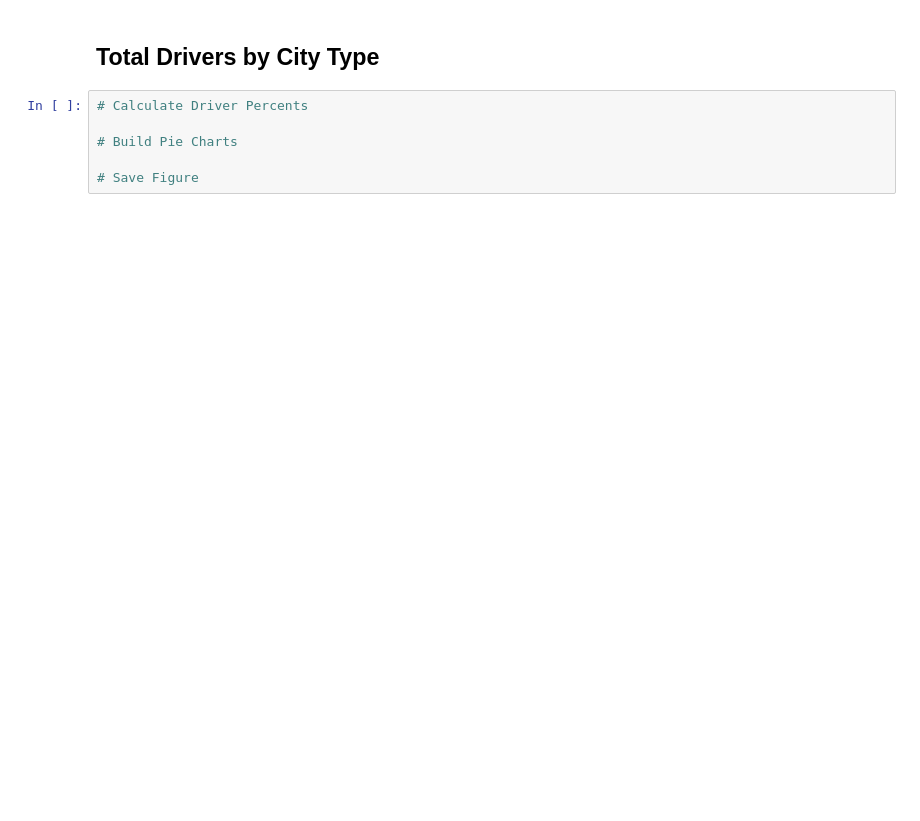
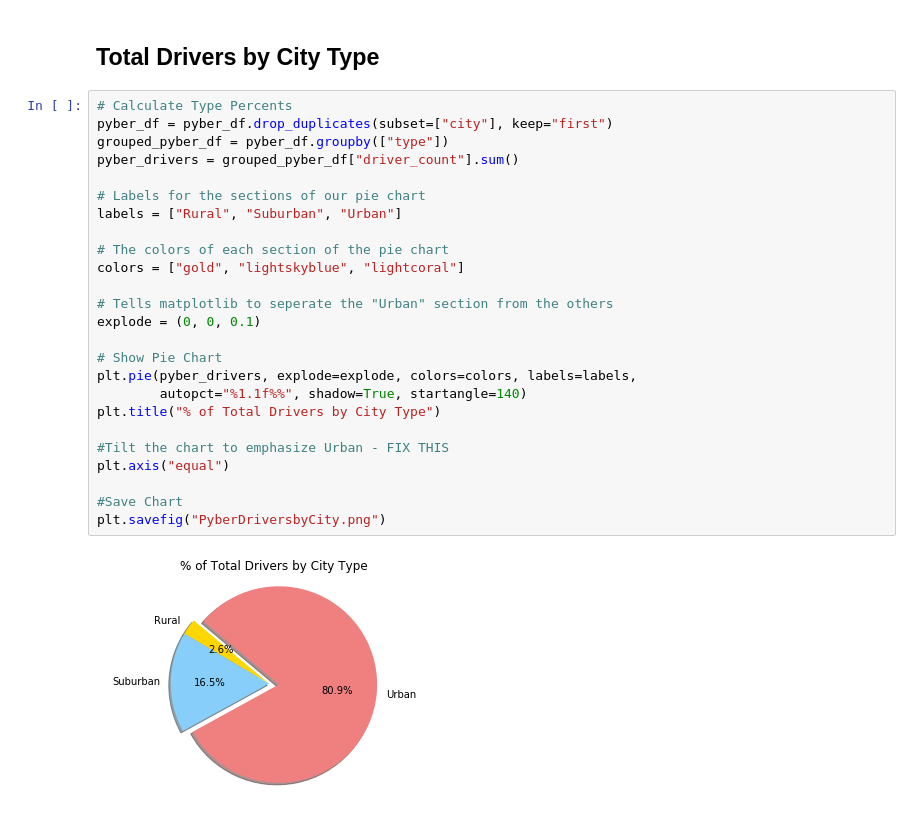
Before and after one commit to snhartje/Homework, a Jupyter notebook: 05-Matplotlib/Pyber/SHartje-05-Homework-Pyber.ipynb, the cells around one changed output. Cells and saved outputs as stored; diff of their text form; blank space fills up the shorter version.

```diff
--- a/05-Matplotlib/Pyber/SHartje-05-Homework-Pyber.ipynb
+++ b/05-Matplotlib/Pyber/SHartje-05-Homework-Pyber.ipynb
@@ -116,11 +152,32 @@ plt.show()
 # %% [markdown]
 ## Total Drivers by City Type
-# %%
-# Calculate Driver Percents
-
-# Build Pie Charts
-
-# Save Figure
+# %%
+# Calculate Type Percents
+pyber_df = pyber_df.drop_duplicates(subset=["city"], keep="first")
+grouped_pyber_df = pyber_df.groupby(["type"])
+pyber_drivers = grouped_pyber_df["driver_count"].sum()
+
+# Labels for the sections of our pie chart
+labels = ["Rural", "Suburban", "Urban"]
+
+# The colors of each section of the pie chart
+colors = ["gold", "lightskyblue", "lightcoral"]
+
+# Tells matplotlib to seperate the "Urban" section from the others
+explode = (0, 0, 0.1)
+
+# Show Pie Chart
+plt.pie(pyber_drivers, explode=explode, colors=colors, labels=labels,
+        autopct="%1.1f%%", shadow=True, startangle=140)
+plt.title("% of Total Drivers by City Type")
+
+#Tilt the chart to emphasize Urban - FIX THIS
+plt.axis("equal")
+
+#Save Chart
+plt.savefig("PyberDriversbyCity.png")
+# %% [output]
+[figure, added]
 # %%
 # Show Figure
 plt.show()
```
Also changed, not shown: parts of 8 cells of this notebook, 4 other files.
